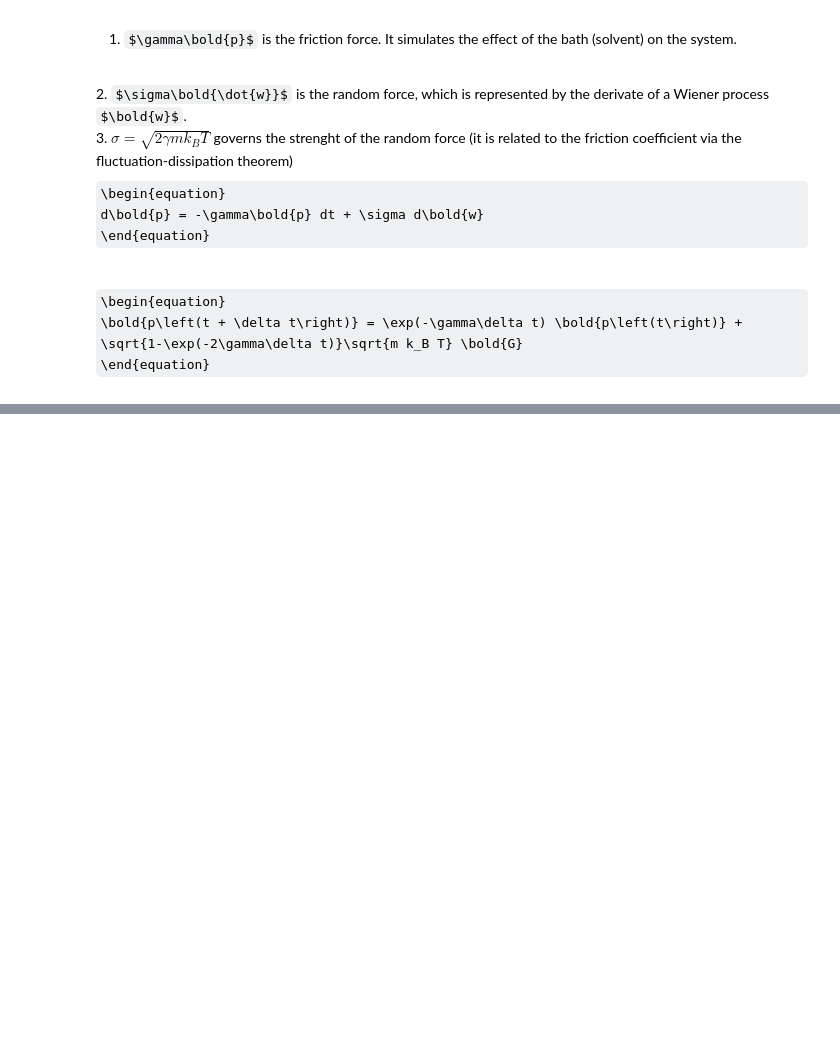
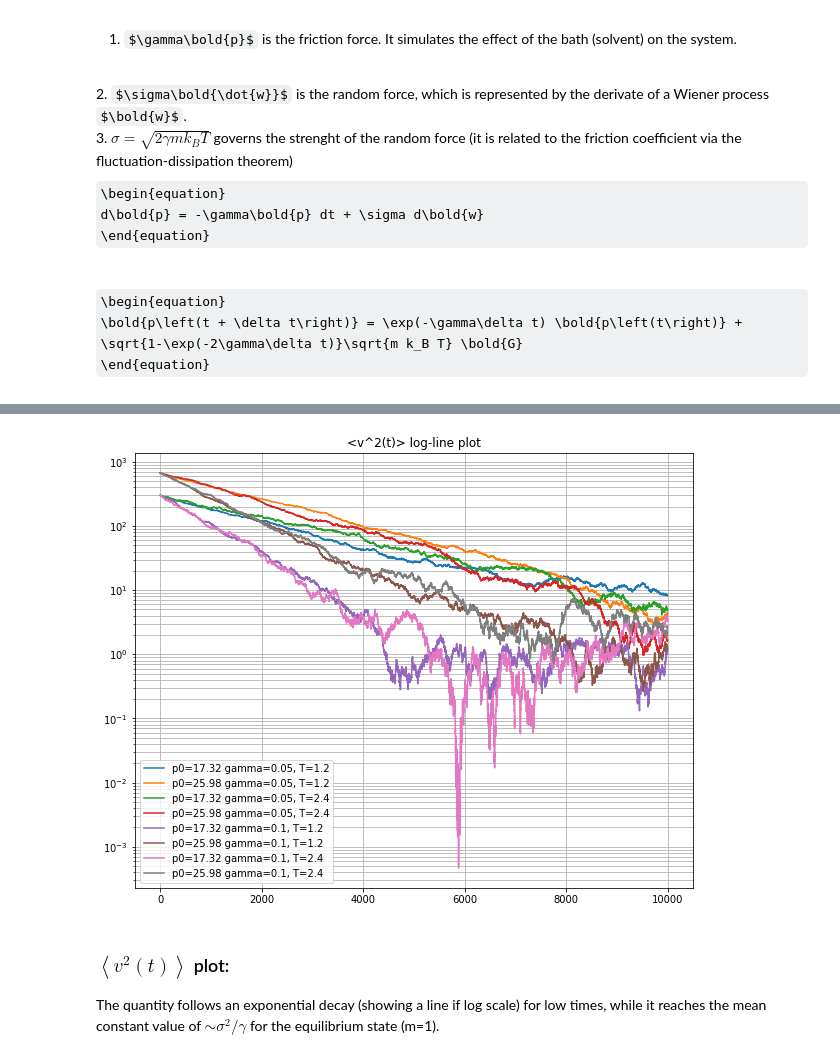
Before and after one commit to gianpd/brownian_dynamics, a Jupyter notebook: brownian_dynamics.ipynb, the cells around one changed output, grey strips where cells are left out. Saved outputs shown, nothing was run; the diff lists cells and outputs as text; code cells hidden in the pictures; some formulas as TeX source; blank space fills up the shorter version.

Commit message:
mean square velocity plots.

```diff
--- a/brownian_dynamics.ipynb
+++ b/brownian_dynamics.ipynb
@@ -78,0 +119,14 @@ for i, g in enumerate(GAMMA):
+# %%
+plt.figure(figsize=[10,8])
+for i in range(len(DATA['PS']['mean_square'])):
+    plt.title('<v^2(t)> log-line plot')
+    plt.plot(range(NSTEPS), DATA['PS']['mean_square'][i], label=f'p0={DATA["PS"]["p0"][i]} gamma={DATA["PS"]["gamma"][i]}, T={DATA["PS"]["T"][i]}')
+    plt.yscale('log')
+    plt.legend()
+    plt.grid(True, which='both')
+plt.show()
+# %% [output]
+[figure, added]
+# %% [markdown]
+### $\left<v^2(t)\right>$ plot:
+The quantity follows an exponential decay (showing a line if log scale) for low times, while it reaches the mean constant value of $\sim \sigma^2 / \gamma$ for the equilibrium state (m=1).
```
Also changed, not shown: parts of 4 cells of this notebook, 1 other file.
